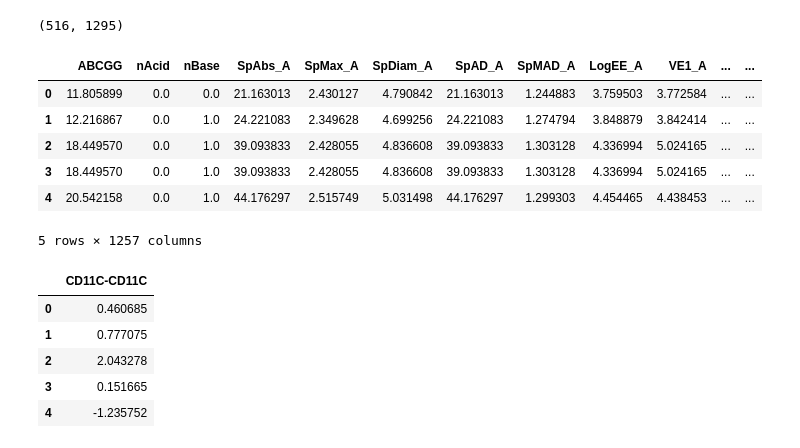
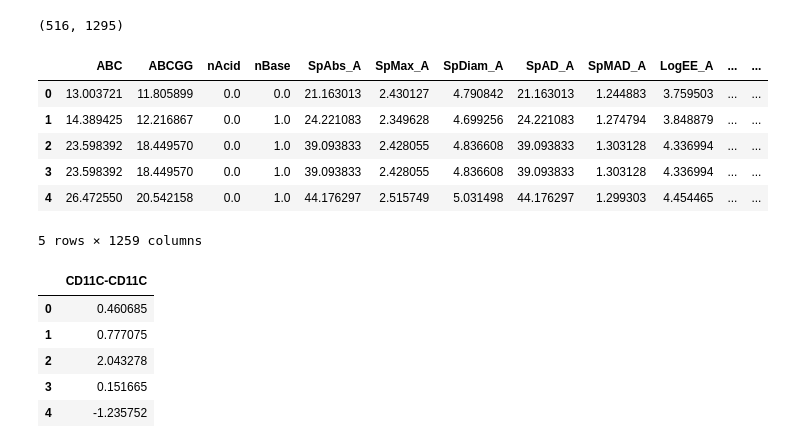
Before and after one commit to kyuniie/BigData, a Jupyter notebook: test_model_one_label.ipynb, the cells around one changed output. Saved outputs shown, nothing was run; the diff lists cells and outputs as text; code cells hidden in the pictures.

```diff
--- a/test_model_one_label.ipynb
+++ b/test_model_one_label.ipynb
@@ -317,14 +286,14 @@ matrix.shape
 (516, 1295)
 # %%
 ## check columns with mol.cal calculation
-matrix.iloc[:,25:1282].head()
+matrix.iloc[:,24:1283].head()
 # %% [output]
-|  | ABCGG | nAcid | nBase | SpAbs_A | SpMax_A | SpDiam_A | SpAD_A | SpMAD_A | LogEE_A | VE1_A | ... | ... |
-| 0 | 11.805899 | 0.0 | 0.0 | 21.163013 | 2.430127 | 4.790842 | 21.163013 | 1.244883 | 3.759503 | 3.772584 | ... | ... |
-| 1 | 12.216867 | 0.0 | 1.0 | 24.221083 | 2.349628 | 4.699256 | 24.221083 | 1.274794 | 3.848879 | 3.842414 | ... | ... |
-| 2 | 18.449570 | 0.0 | 1.0 | 39.093833 | 2.428055 | 4.836608 | 39.093833 | 1.303128 | 4.336994 | 5.024165 | ... | ... |
-| 3 | 18.449570 | 0.0 | 1.0 | 39.093833 | 2.428055 | 4.836608 | 39.093833 | 1.303128 | 4.336994 | 5.024165 | ... | ... |
-| 4 | 20.542158 | 0.0 | 1.0 | 44.176297 | 2.515749 | 5.031498 | 44.176297 | 1.299303 | 4.454465 | 4.438453 | ... | ... |
+|  | ABC | ABCGG | nAcid | nBase | SpAbs_A | SpMax_A | SpDiam_A | SpAD_A | SpMAD_A | LogEE_A | ... | ... |
+| 0 | 13.003721 | 11.805899 | 0.0 | 0.0 | 21.163013 | 2.430127 | 4.790842 | 21.163013 | 1.244883 | 3.759503 | ... | ... |
+| 1 | 14.389425 | 12.216867 | 0.0 | 1.0 | 24.221083 | 2.349628 | 4.699256 | 24.221083 | 1.274794 | 3.848879 | ... | ... |
+| 2 | 23.598392 | 18.449570 | 0.0 | 1.0 | 39.093833 | 2.428055 | 4.836608 | 39.093833 | 1.303128 | 4.336994 | ... | ... |
+| 3 | 23.598392 | 18.449570 | 0.0 | 1.0 | 39.093833 | 2.428055 | 4.836608 | 39.093833 | 1.303128 | 4.336994 | ... | ... |
+| 4 | 26.472550 | 20.542158 | 0.0 | 1.0 | 44.176297 | 2.515749 | 5.031498 | 44.176297 | 1.299303 | 4.454465 | ... | ... |
-5 rows × 1257 columns
+5 rows × 1259 columns
 # %%
 ## For training datasets use columns containing molecular calculation columns
```
Also changed, not shown: parts of 52 cells of this notebook.
